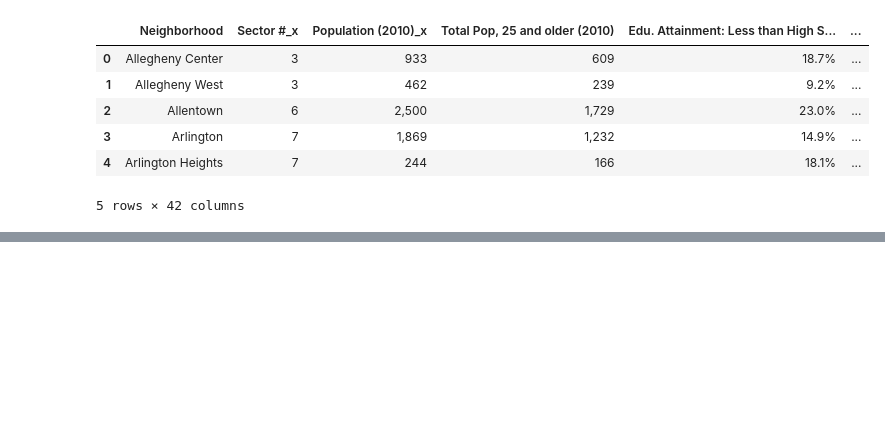
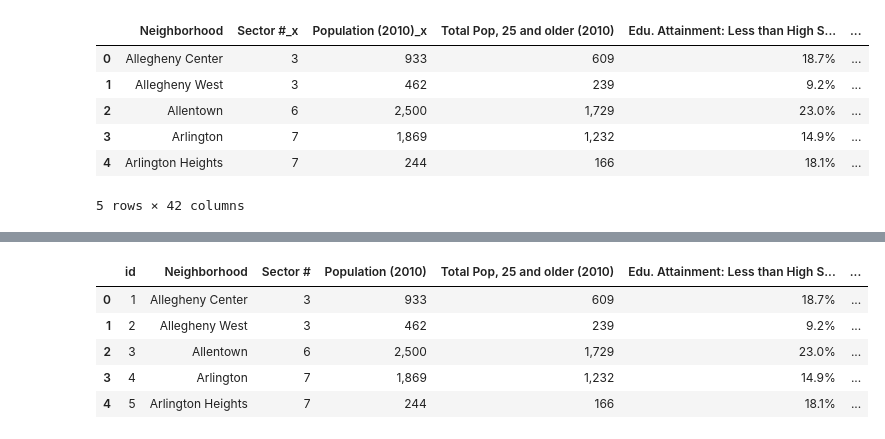
Before and after one commit to HishamHammour/etl_project, a Jupyter notebook: etl_project.ipynb, the cells around one changed output, grey strips where cells are left out. Saved outputs shown, nothing was run; the diff lists cells and outputs as text; code cells hidden in the pictures; blank space fills up the shorter version.

```diff
--- a/etl_project.ipynb
+++ b/etl_project.ipynb
@@ -174,0 +104,5 @@ if __name__ == "__main__":
+# %%
+#Create the database
+engine = create_engine('sqlite:///csv_test.sqlite')
+conn = engine.connect()
+Base.metadata.create_all(conn)
@@ -174,0 +111,9 @@ if __name__ == "__main__":
+# %%
+pd.read_sql_query('SELECT * FROM test_table', con=engine).head()
+# %% [output]
+|  | id | Neighborhood | Sector # | Population (2010) | Total Pop, 25 and older (2010) | Edu. Attainment: Less than High S... | ... |
+| 0 | 1 | Allegheny Center | 3 | 933 | 609 | 18.7% | ... |
+| 1 | 2 | Allegheny West | 3 | 462 | 239 | 9.2% | ... |
+| 2 | 3 | Allentown | 6 | 2,500 | 1,729 | 23.0% | ... |
+| 3 | 4 | Arlington | 7 | 1,869 | 1,232 | 14.9% | ... |
+| 4 | 5 | Arlington Heights | 7 | 244 | 166 | 18.1% | ... |
```
Also changed, not shown: parts of 16 cells of this notebook, 1 other file.
